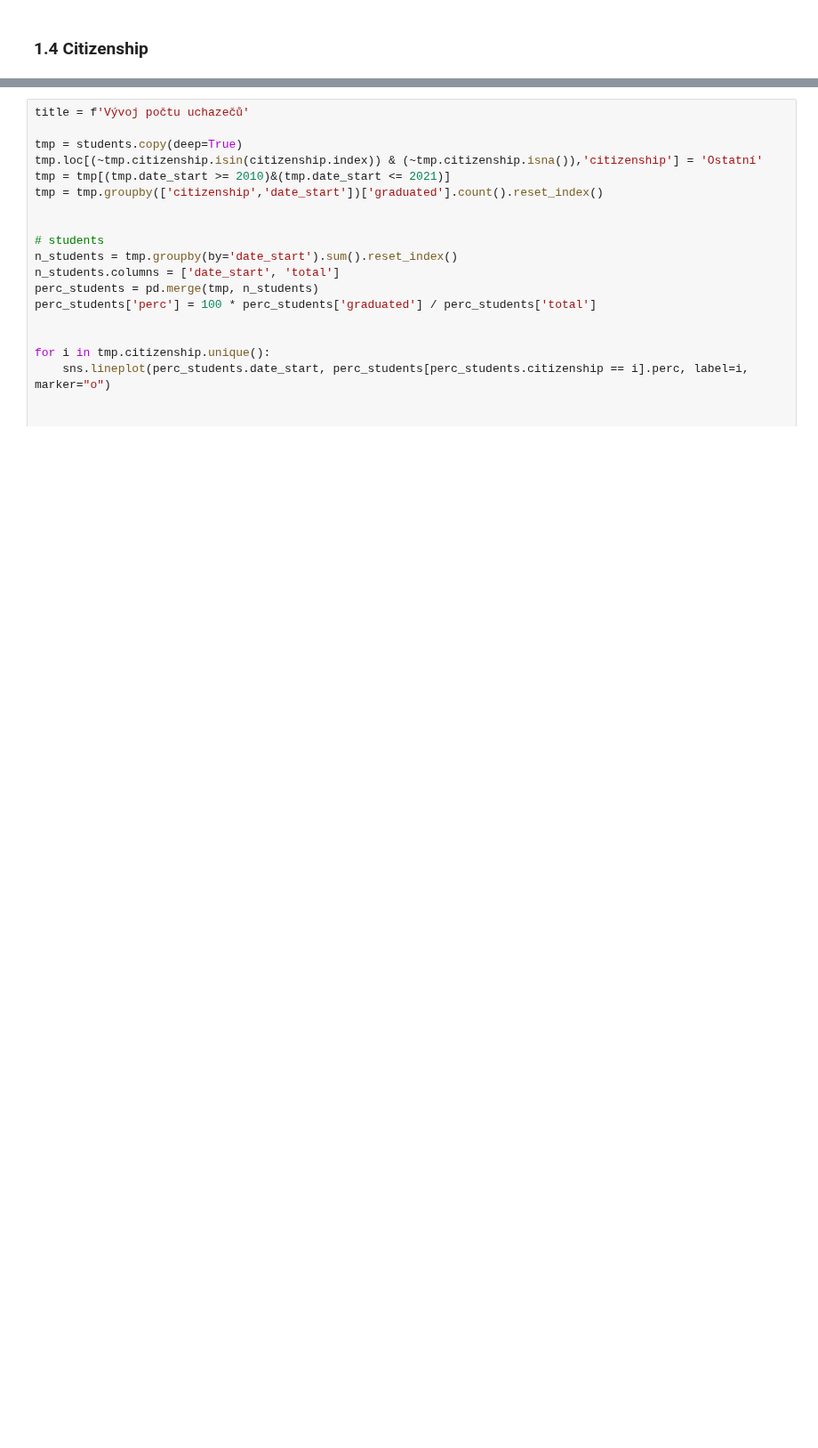
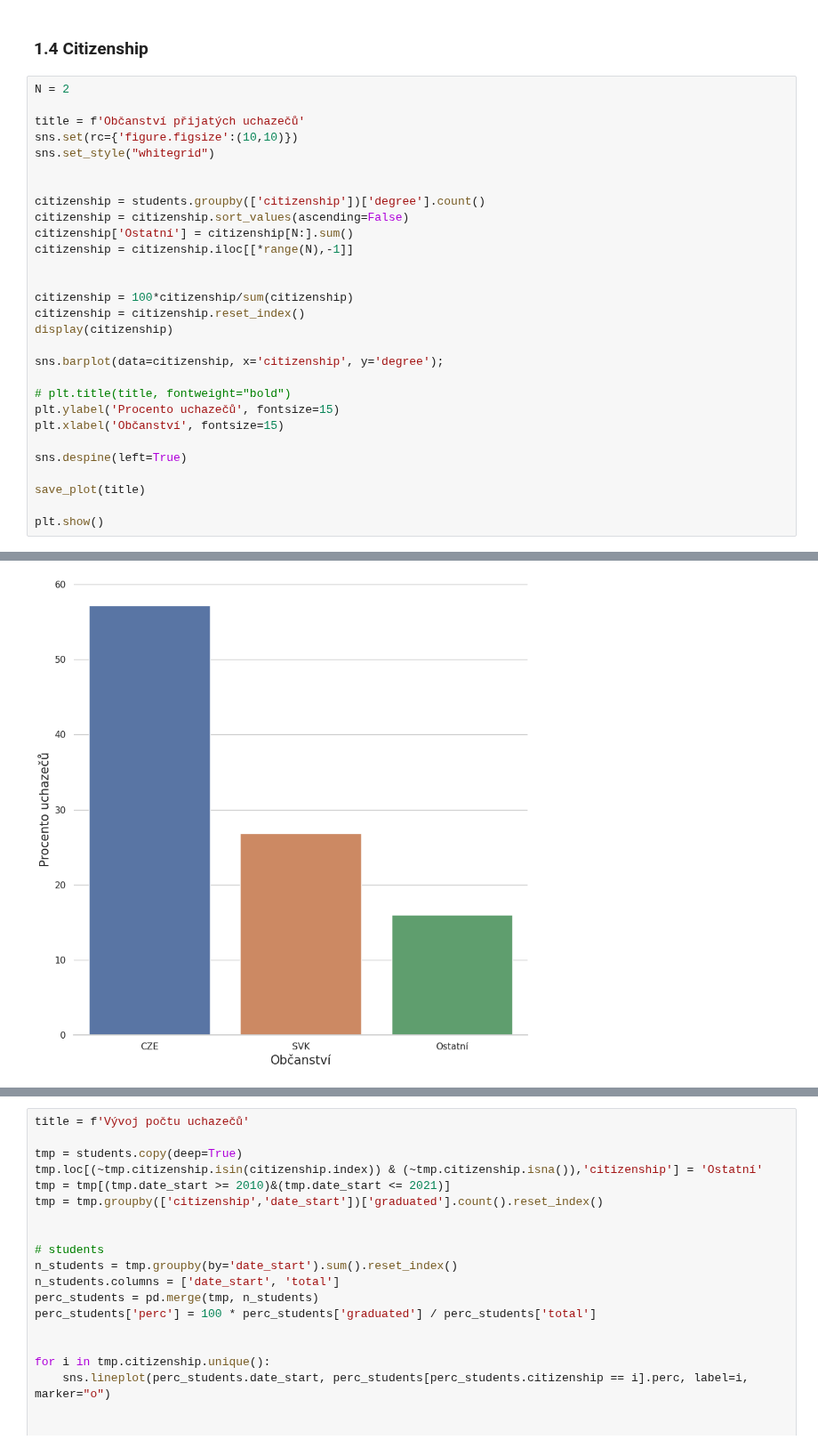
Before and after one commit to opendatalabcz/mapa-zdravi, a Jupyter notebook: src/scripts/visualization.ipynb, the cells around one changed output, grey strips where cells are left out. Shown at 89% size. Drawn from its saved outputs; the diff is of its cells as text; blank space fills up the shorter version.

```diff
--- a/src/scripts/visualization.ipynb
+++ b/src/scripts/visualization.ipynb
@@ -161,3 +161,33 @@ plt.show();
 [figure]
 # %% [markdown]
 ### 1.4 Citizenship
+# %%
+N = 2
+
+title = f'Občanství přijatých uchazečů'
+sns.set(rc={'figure.figsize':(10,10)})
+sns.set_style("whitegrid")
+
+
+citizenship = students.groupby(['citizenship'])['degree'].count()
+citizenship = citizenship.sort_values(ascending=False)
+citizenship['Ostatní'] = citizenship[N:].sum()
+citizenship = citizenship.iloc[[*range(N),-1]]
+
+
+citizenship = 100*citizenship/sum(citizenship)
+citizenship = citizenship.reset_index()
+display(citizenship)
+
+sns.barplot(data=citizenship, x='citizenship', y='degree');
+
+# plt.title(title, fontweight="bold")
+plt.ylabel('Procento uchazečů', fontsize=15)
+plt.xlabel('Občanství', fontsize=15)
+
+sns.despine(left=True)
+
+save_plot(title)
+
+plt.show()
+# %% [output]
@@ -164 +198,2 @@ plt.show();
+[figure, added]
 # %%
```
Also changed, not shown: parts of 8 cells of this notebook, 9 other files.
